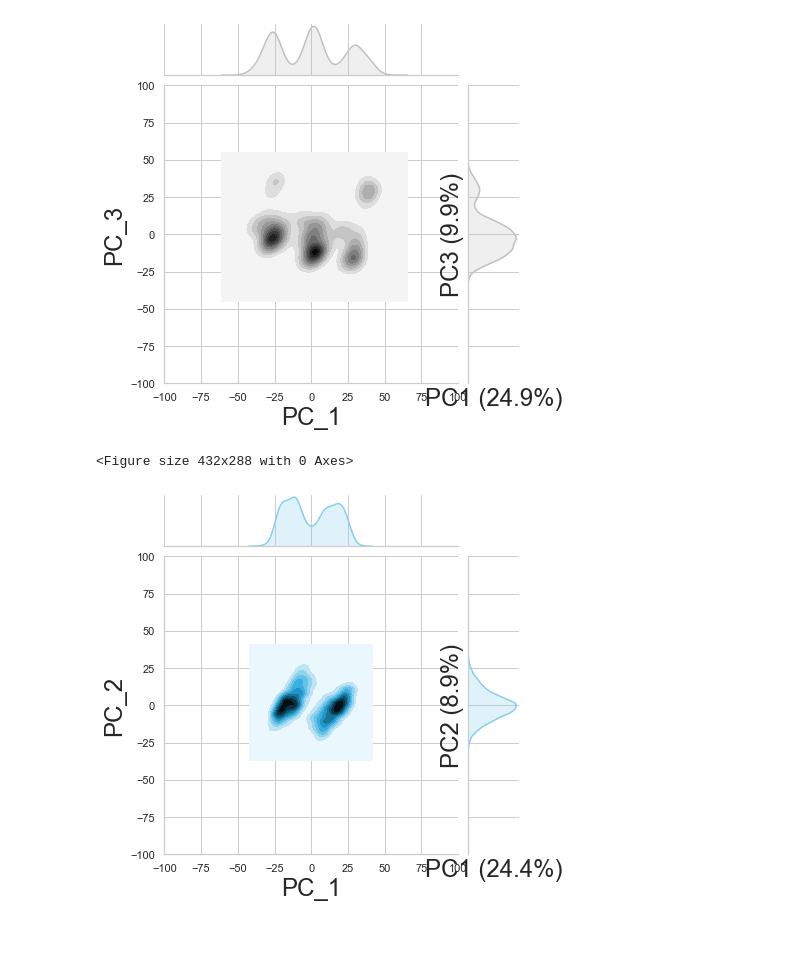
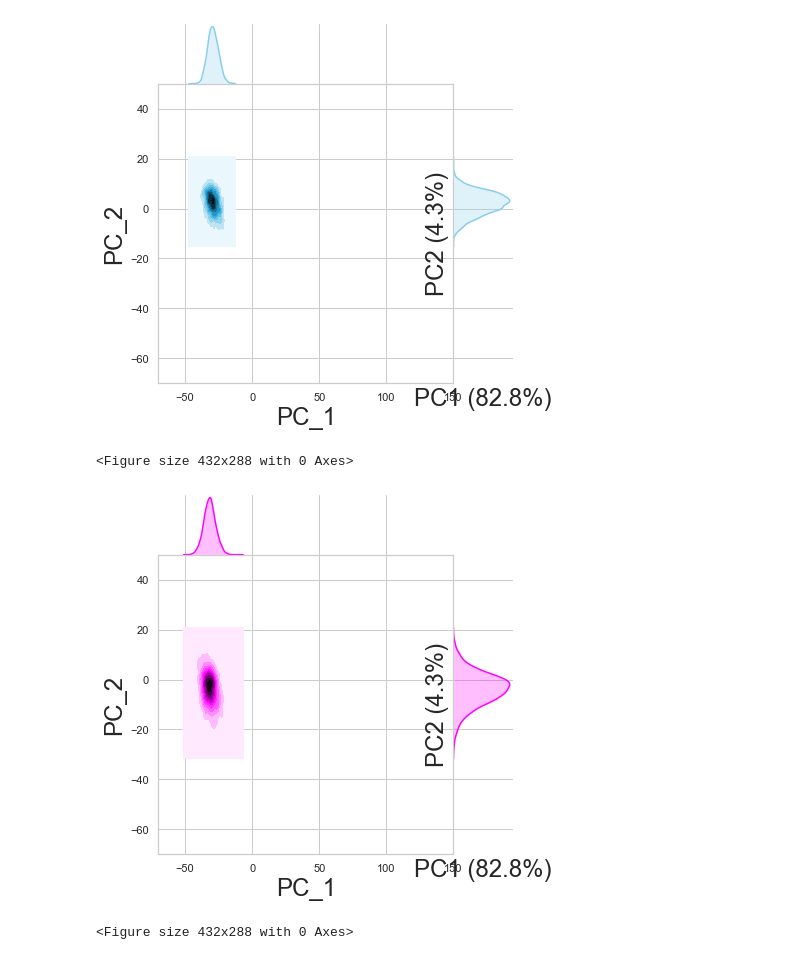
Before and after one commit to gmf12/pcaanalysismrpo, a Jupyter notebook: PCA-mpro-gmf.ipynb, the cells around one changed output. Cells and saved outputs as stored; diff of their text form; code cells hidden in the pictures.

```diff
--- a/PCA-mpro-gmf.ipynb
+++ b/PCA-mpro-gmf.ipynb
@@ -100,46 +119,56 @@ fig1.savefig('Apo-dimer-PC1_PC2.pdf', dpi=600)
 <Figure size 432x288 with 0 Axes>
 # %%
-Apo=pd.read_csv("C:\\Users\\Avell\\OneDrive\\COVID-19\\Paper\\Final\\PCA-new\\Dimer\\PCA-separate\\515\\dimer_515_PCA2_proj.csv")
-
+PCA_full=pd.read_csv("C:\\Users\\Avell\\OneDrive\\COVID-19\\Paper\\Final\\PCA-new\\PCA-geral\\dimer_merged_PCA_proj.csv")
+N3=PCA_full.loc[1:12416:1]
+Apo=PCA_full.loc[12417:24832:1]
+N1=PCA_full.loc[24833:35946:1]
+N3d=PCA_full.loc[35947:43872:1]
+Apod=PCA_full.loc[43873:52289:1]
+N1d=PCA_full.loc[52290:60405:1]
 
 #Noligand-6lu7
-plot = sns.jointplot(x="PC_1", y="PC_3", data= Apo, color = "silver", kind="kde")
+plot = sns.jointplot(x="PC_1", y="PC_2", data= N3d, color = "skyblue", space=0, kind="kde")
 
-
-plot.ax_marg_x.set_xlim(-100, 100)
-plot.ax_marg_y.set_ylim(-100, 100)
+plot.ax_marg_x.set_xlim(-70, 150)
+plot.ax_marg_y.set_ylim(-70, 50)
 
 
 fig1 = plt.gcf()
 plt.rcParams['axes.labelsize'] = 24
 plt.rcParams['axes.titlesize'] = 24
-plt.xlabel("PC1 (24.9%)")
-plt.ylabel("PC3 (9.9%)")
+plt.xlabel("PC1 (82.8%)")
+plt.ylabel("PC2 (4.3%)")
 plt.show()
 plt.draw()
-fig1.savefig('Apo-dimer-PC1_PC3.pdf', dpi=600)
+fig1.savefig('N3-dimer.pdf', dpi=600)
 # %% [output]
-[figure, old version]
+[figure, new version]
 <Figure size 432x288 with 0 Axes>
 # %%
-N3=pd.read_csv("C:\\Users\\Avell\\OneDrive\\COVID-19\\Paper\\Final\\PCA-new\\Dimer\\PCA-separate\\503\\dimer_503_PCA2_proj.csv")
+PCA_full=pd.read_csv("C:\\Users\\Avell\\OneDrive\\COVID-19\\Paper\\Final\\PCA-new\\PCA-geral\\dimer_merged_PCA_proj.csv")
+N3=PCA_full.loc[1:12416:1]
+Apo=PCA_full.loc[12417:24832:1]
+N1=PCA_full.loc[24833:35946:1]
+N3d=PCA_full.loc[35947:43872:1]
+Apod=PCA_full.loc[43873:52289:1]
+N1d=PCA_full.loc[52290:60405:1]
+
+#Noligand-6lu7
+plot = sns.jointplot(x="PC_1", y="PC_2", data= N1d, color = "magenta", space=0, kind="kde")
 
 
-#Noligand-6lu7
-plot = sns.jointplot(x="PC_1", y="PC_2", data= N3, color = "skyblue", kind="kde")
-
-
-
-plot.ax_marg_x.set_xlim(-100, 100)
-plot.ax_marg_y.set_ylim(-100, 100)
+plot.ax_marg_x.set_xlim(-70, 150)
+plot.ax_marg_y.set_ylim(-70, 50)
 
 
 fig1 = plt.gcf()
 plt.rcParams['axes.labelsize'] = 24
 plt.rcParams['axes.titlesize'] = 24
-plt.xlabel("PC1 (24.4%)")
-plt.ylabel("PC2 (8.9%)")
+plt.xlabel("PC1 (82.8%)")
+plt.ylabel("PC2 (4.3%)")
 plt.show()
-fig1.savefig('N3-dimer-PC1_PC2.pdf', dpi=600)
+plt.draw()
+fig1.savefig('N1-dimer.pdf', dpi=600)
 # %% [output]
-[figure, old version]
+[figure, new version]
+<Figure size 432x288 with 0 Axes>
```
Also changed, not shown: parts of 7 cells of this notebook.
